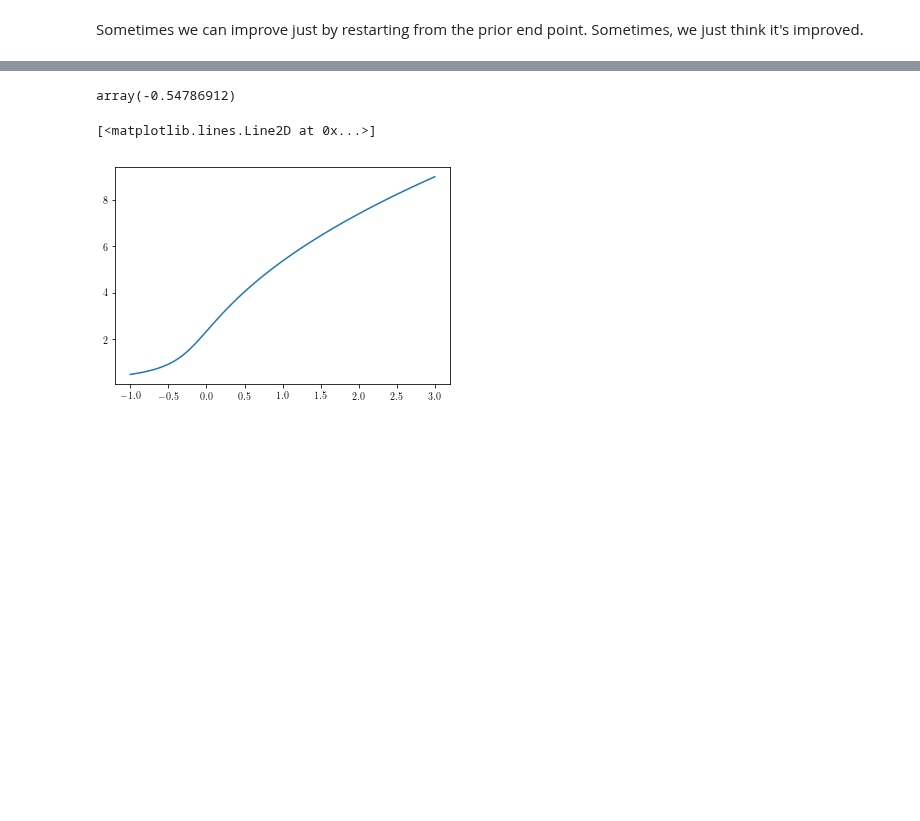
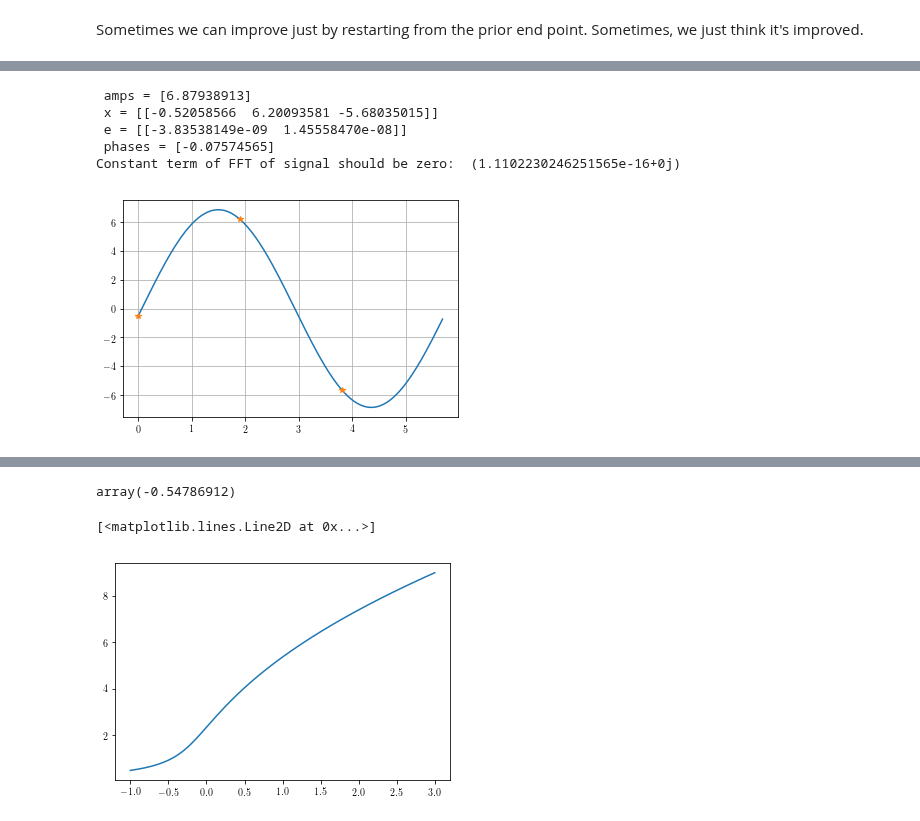
Before and after one commit to josephcslater/mousai, a Jupyter notebook: docs/tutorial/demos/Duffing_frequency.ipynb, the cells around one changed output, grey strips where cells are left out. Cells and saved outputs as stored; diff of their text form; code cells hidden in the pictures; blank space fills up the shorter version.

```diff
--- a/docs/tutorial/demos/Duffing_frequency.ipynb
+++ b/docs/tutorial/demos/Duffing_frequency.ipynb
@@ -99,0 +116,16 @@ Excepted- search failed for omega = 3.0050 rad/s.
+# %%
+t, x, e, amps, phases = ms.hb_freq(duff_osc2, np.array([[0,1,-1]]), omega = 1.1, num_harmonics=1)
+
+print(' amps = {}\n x = {}\n e = {}\n phases = {}'.format(amps, x, e, phases))
+print('Constant term of FFT of signal should be zero: ', ms.fftp.fft(x)[0,0])
+time, xc = ms.time_history(t,x)
+
+plt.plot(time, xc.T, t, x.T, '*')
+plt.grid(True)
+# %% [output]
+ amps = [6.87938913]
+ x = [[-0.52058566  6.20093581 -5.68035015]]
+ e = [[-3.83538149e-09  1.45558470e-08]]
+ phases = [-0.07574565]
+Constant term of FFT of signal should be zero:  (1.1102230246251565e-16+0j)
+[figure, added]
```
Also changed, not shown: parts of 13 cells of this notebook, 3 other files.
